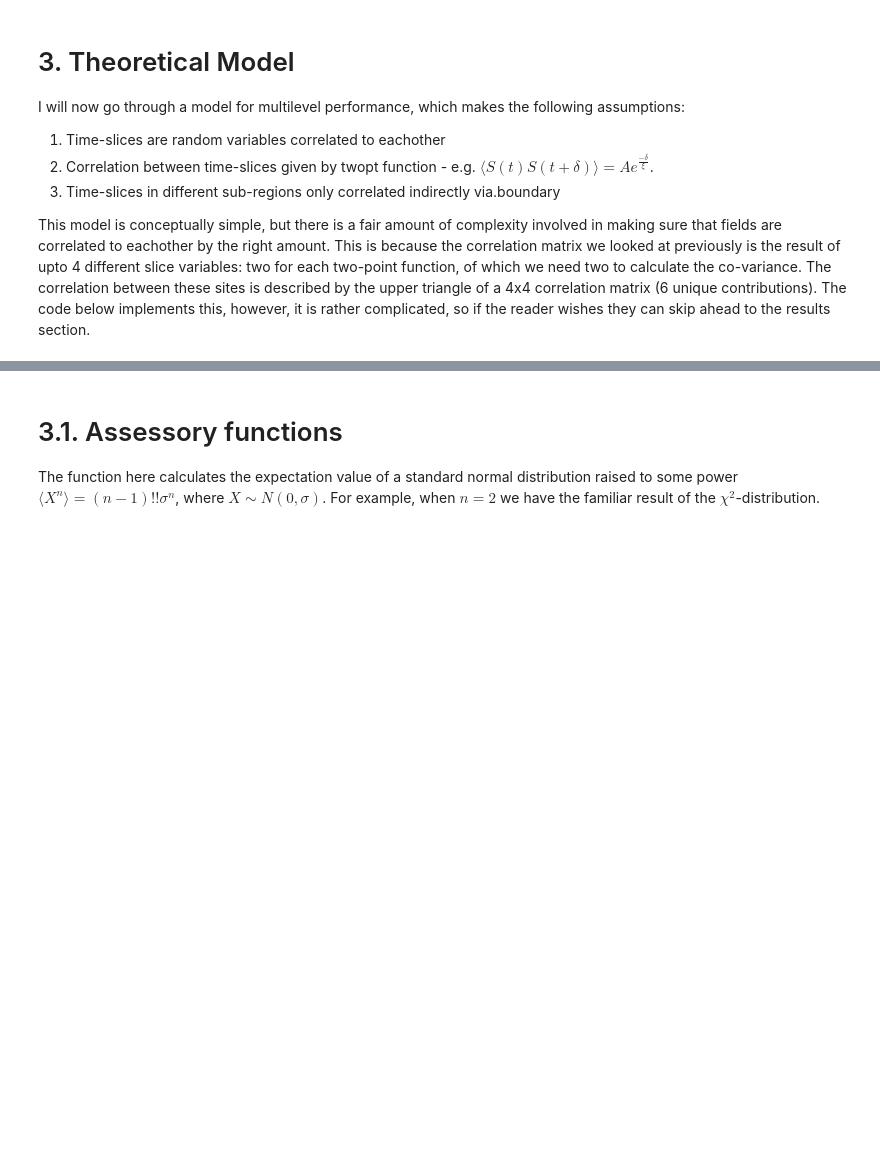
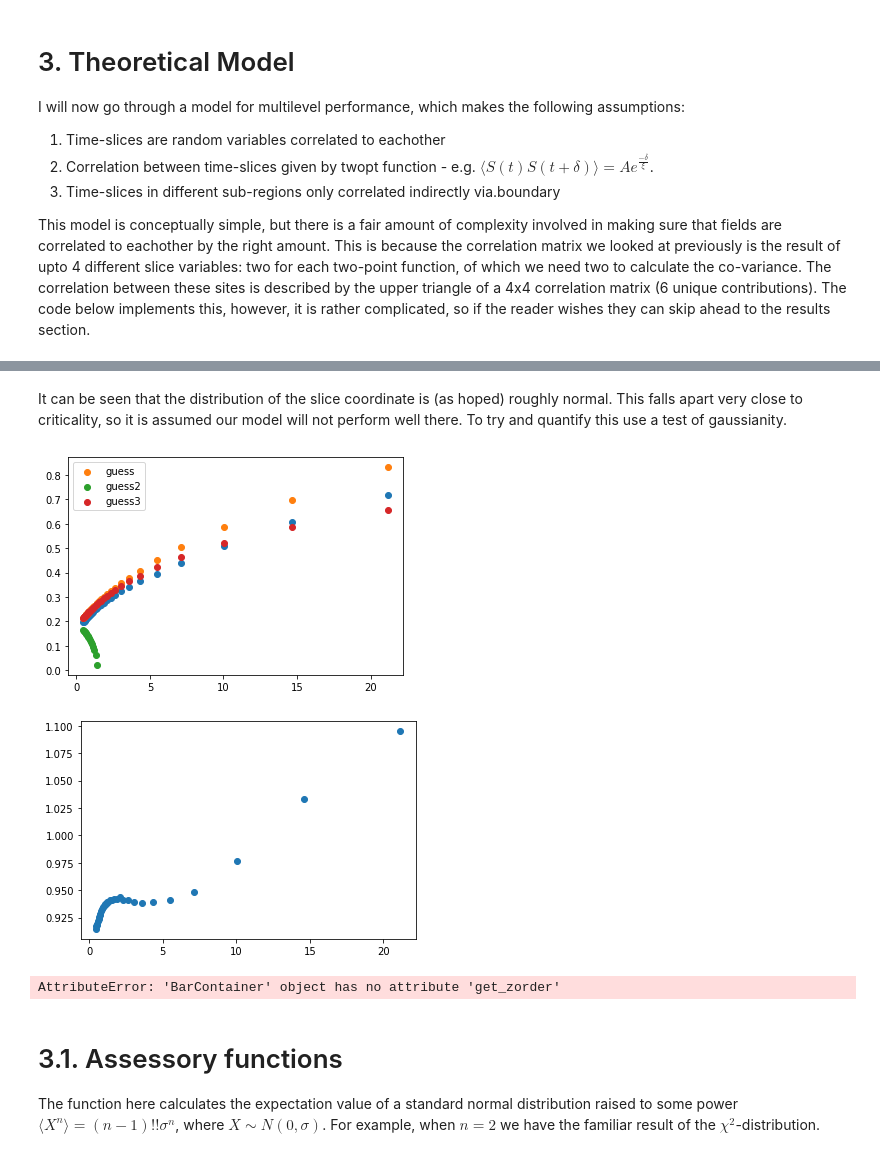
Before and after one commit to BenKMorley/Multilevel_notebook, a Jupyter notebook: Multilevel_Ising.ipynb, the cells around one changed output, grey strips where cells are left out. Drawn from its saved outputs; the diff is of its cells as text; code cells hidden in the pictures; blank space fills up the shorter version.

```diff
--- a/Multilevel_Ising.ipynb
+++ b/Multilevel_Ising.ipynb
@@ -1144,3 +1165,47 @@ This model is conceptually simple, but there is a fair amount of complexity invo
+# %% [markdown]
+It can be seen that the distribution of the slice coordinate is (as hoped) roughly normal. This falls apart very close to criticality, so it is assumed our model will not perform well there. To try and quantify this use a test of gaussianity.
+# %%
+slice_sigmas = numpy.zeros(len(betas))
+
+for i, beta in enumerate(betas):
+    data = slice_data[i]
+    slice_sigmas[i] = numpy.std(data)
+
+plt.scatter(xis[L], slice_sigmas)
+plt.scatter(xis[L], numpy.sqrt((xis[L] / L) + (1 / L)), label='guess')
+# plt.scatter(xis[L], numpy.sqrt((xis[L] / L)) + numpy.sqrt((1 / L)), label='guess')
+# print(numpy.sqrt((xis[L] / L)))
+# print(numpy.sqrt((1 / L)))
+guess2 = numpy.sqrt(1 / L * (1 - numpy.exp(-1 / xis[L]) * (1 - numpy.exp(-L / xis[L])) / (1 - numpy.exp(-1 / xis[L])) ))
+guess3 = numpy.sqrt((xis[L] / (L + xis[L])) + 1 / L)
+plt.scatter(xis[L], guess2, label='guess2')
+plt.scatter(xis[L], guess3, label='guess3')
+
+
+plt.legend()
+plt.show()
+
+plt.scatter(xis[L], slice_sigmas / guess3)
+plt.show()
+# %% [output]
+[figure, added]
+[figure, added]
+# %%
+N = 200
+M = 200
+L = 32
+source_step = 20
+
+slice_data = numpy.zeros((no_betas, N * M * L))
+
+for i, beta in enumerate(betas):
+    data = single_slice_ising(L, beta, N * M, source_step)
+    slice_data[i] = data.spin_slice.reshape(N * M * L)
+
+
+animate_slice_data(slice_data, N, M, L, no_betas, 1)
+# %% [output]
+AttributeError: 'BarContainer' object has no attribute 'get_zorder'
 # %% [markdown]
 # 3.1. Assessory functions
 
```
Also changed, not shown: parts of 15 cells of this notebook, 1 other file.
